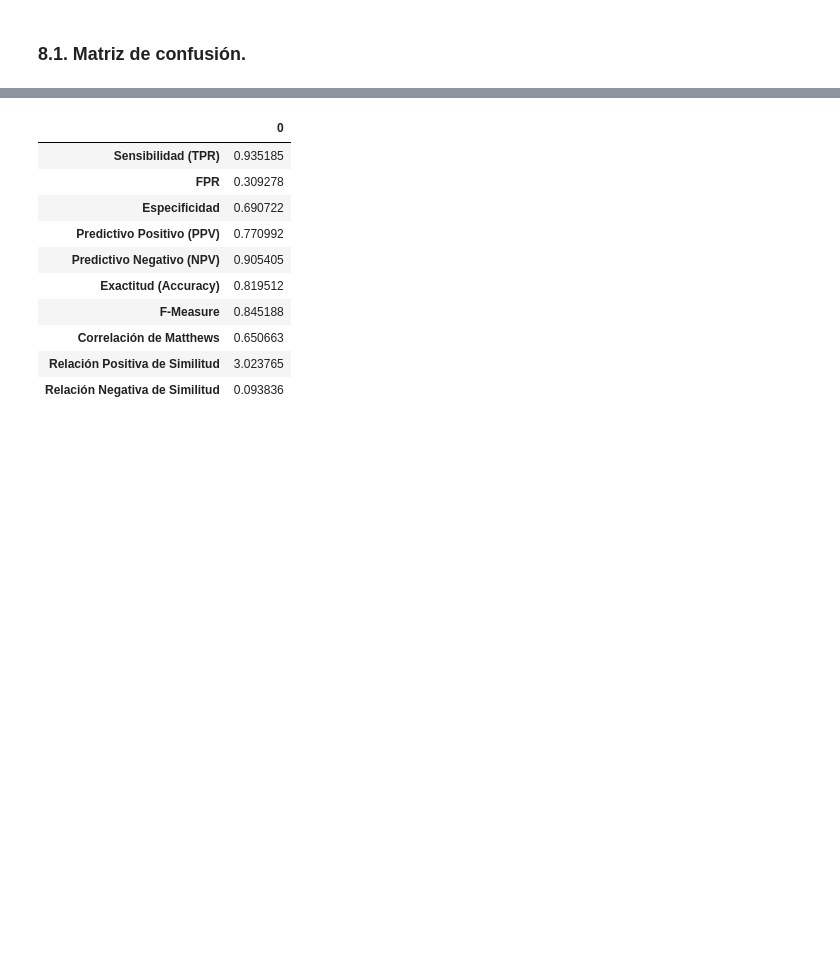
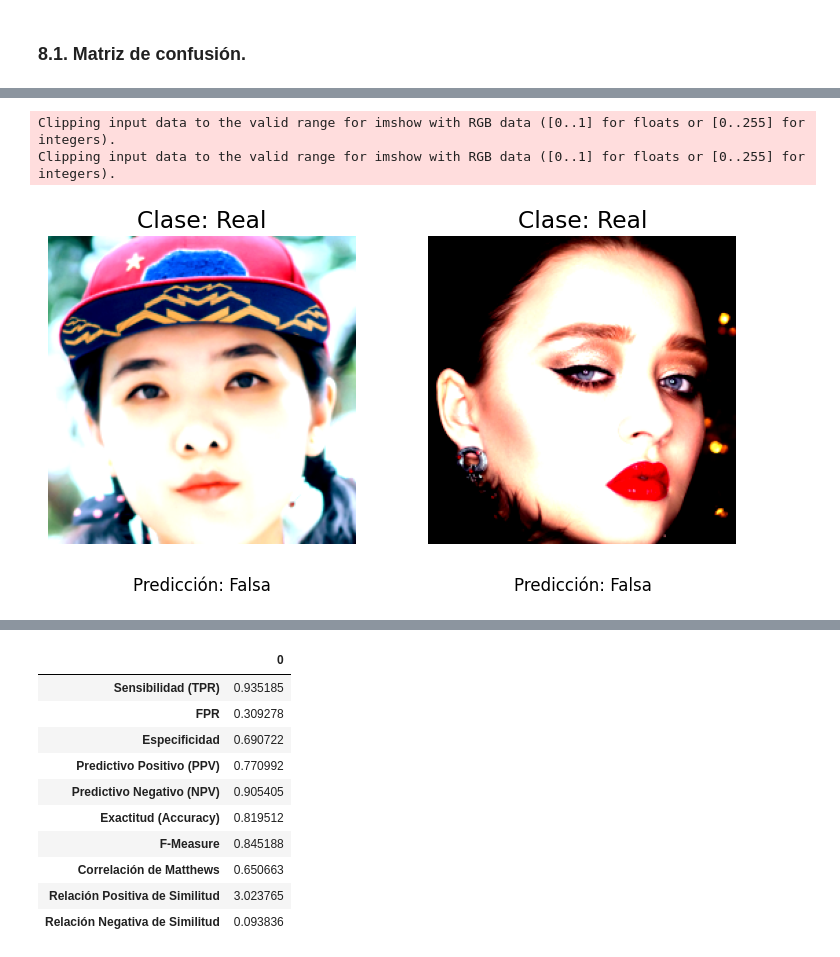
Before and after one commit to susanasrez/ConvolutionalNetwork, a Jupyter notebook: Proyecto.ipynb, the cells around one changed output, grey strips where cells are left out. Drawn from its saved outputs; the diff is of its cells as text; code cells hidden in the pictures; blank space fills up the shorter version.

```diff
--- a/Proyecto.ipynb
+++ b/Proyecto.ipynb
@@ -296,0 +311,37 @@ wandb.log({"Confusion_matrix": confusion_matrix_image})
+# %%
+def mostrar_imagenes_lado_a_lado(imagenes, true_label, label, ruta):
+    _, axs = plt.subplots(1, 2, figsize=(9, 4))
+
+    for i in range(2):
+        axs[i].imshow(imagenes[i][0])
+        axs[i].set_title(f'Clase: {true_label}')
+        axs[i].text(0.5, -0.15, f'Predicción: {label}', fontsize=12, ha='center', transform=axs[i].transAxes)
+        axs[i].axis('off')
+
+    plt.savefig(ruta, format='svg', dpi=600)
+    plt.show()
+    plt.close()
+# %%
+def encontrar_imagen(index, dataset):
+    for lote, (imagen, etiqueta) in enumerate(dataset):
+        if lote == index:
+            imagen_original = imagen * 0.5 + 0.5
+            imagen_original = transforms.ToPILImage()(imagen_original)
+            return imagen, etiqueta
+# %%
+falsos_positivos_aleatorios = random.sample(cara_real_como_falsa, 2)
+imagenes_originales = []
+mean = np.array([0.5, 0.5, 0.5])
+std = np.array([0.5, 0.5, 0.5])
+
+for i in falsos_positivos_aleatorios:
+    imagen, etiqueta = encontrar_imagen(i, test_dataset)
+    imagen = imagen.numpy().transpose(1, 2, 0)
+    imagen = std * imagen + mean
+    imagenes_originales.append((imagen,etiqueta))
+
+mostrar_imagenes_lado_a_lado(imagenes_originales, "Real", "Falsa", './images/real_fake.svg')
+# %% [output]
+Clipping input data to the valid range for imshow with RGB data ([0..1] for floats or [0..255] for integers).
+Clipping input data to the valid range for imshow with RGB data ([0..1] for floats or [0..255] for integers).
+[figure, added]
```
Also changed, not shown: parts of 13 cells of this notebook, 9 other files.
